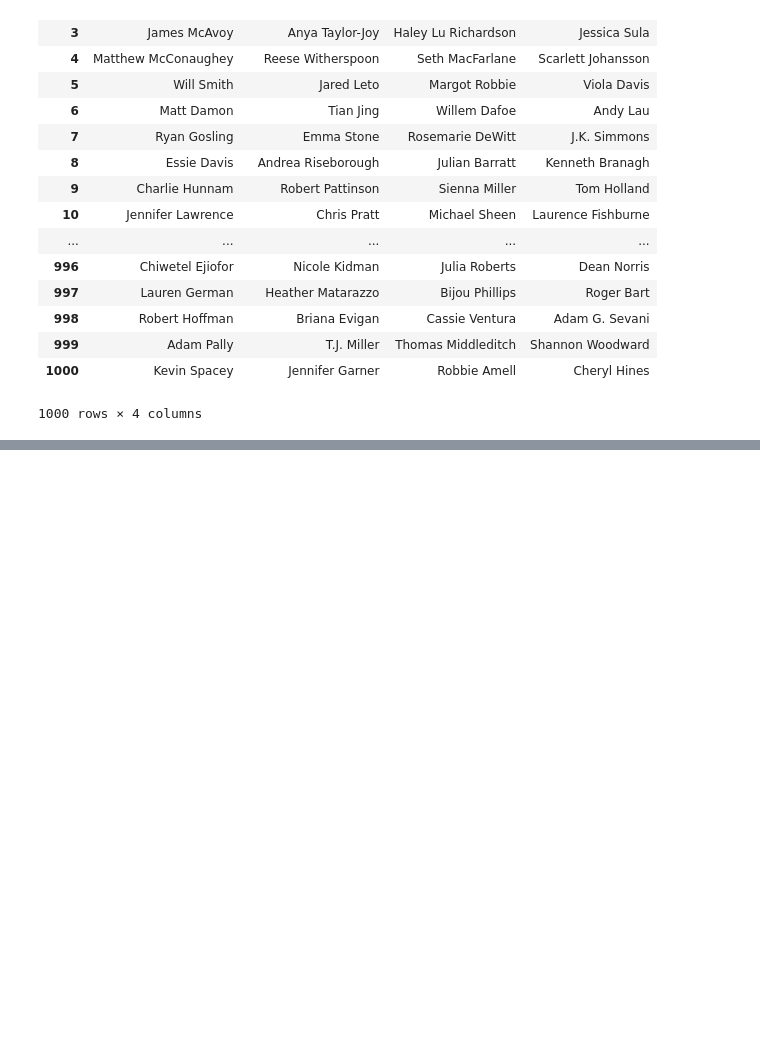
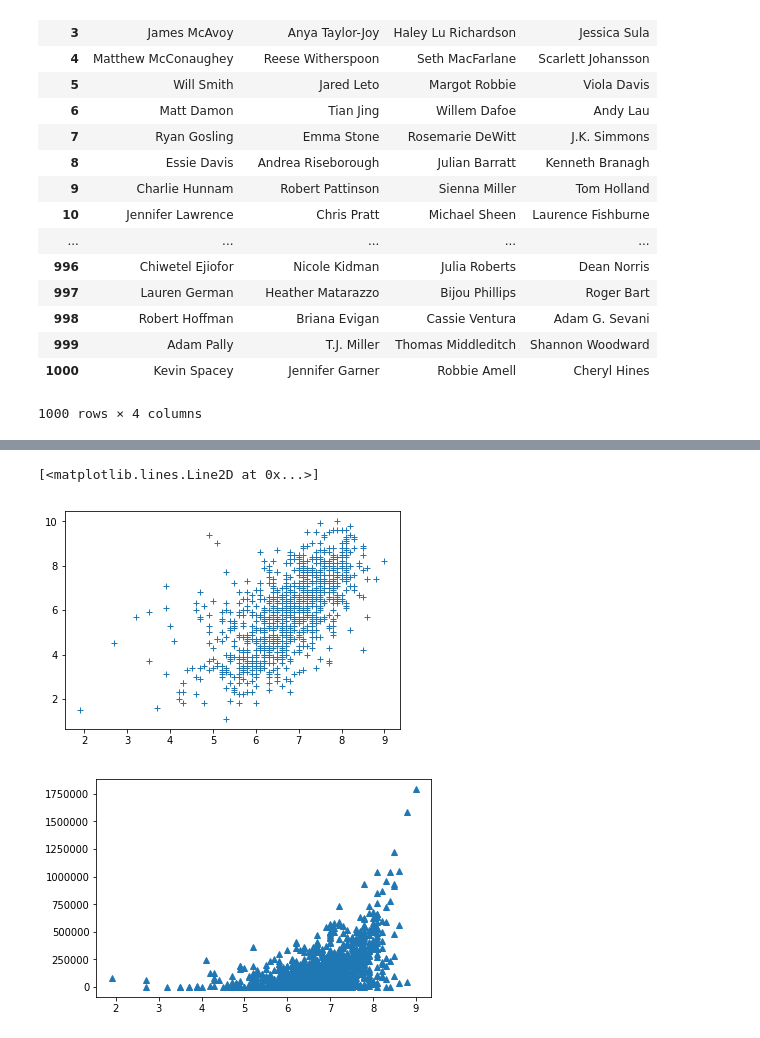
Before and after one commit to yaminijoshi89/INSAID-Projects, a Jupyter notebook: IMBD Movies EDA.ipynb, the cells around one changed output, grey strips where cells are left out. Drawn from its saved outputs; the diff is of its cells as text; code cells hidden in the pictures; blank space fills up the shorter version.

```diff
--- a/IMBD Movies EDA.ipynb
+++ b/IMBD Movies EDA.ipynb
@@ -151,0 +175,10 @@ Actor_data
+# %%
+#print(movie_data["Votes"].max())
+y_max = movie_data.Votes.max() - 1000000
+plt.plot(movie_data["Rating"],movie_data["Metascore"]/10,'+')
+plt.figure()
+plt.plot(movie_data["Rating"],movie_data["Votes"],'^')
+# %% [output]
+[<matplotlib.lines.Line2D at 0x...>]
+[figure, added]
+[figure, added]
```
Also changed, not shown: parts of 11 cells of this notebook.
